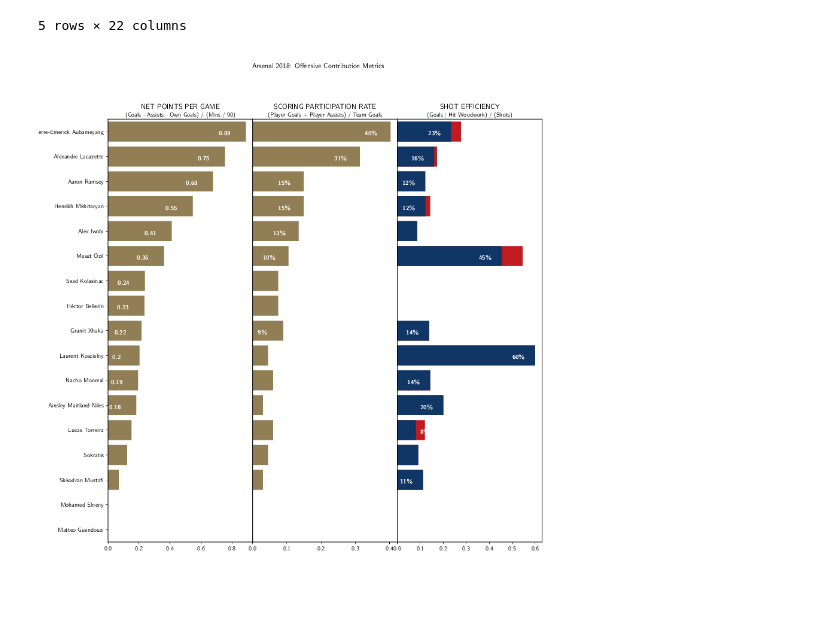
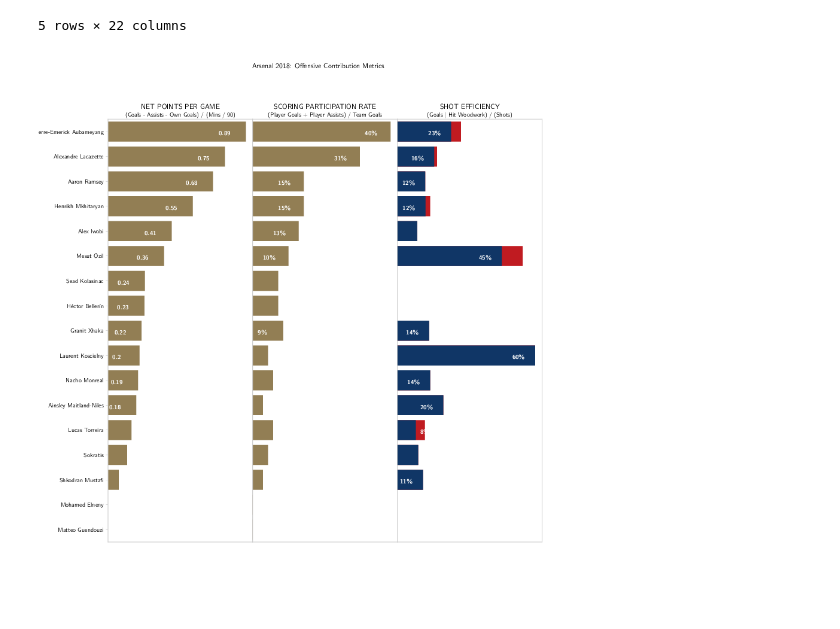
Before and after one commit to richhildebrand/makeover-monday-python, a Jupyter notebook: notebooks/2019 Week 30 Arsenal Stats/Bar graphs/Bar graphs.ipynb, the cells around one changed output. Cells and saved outputs as stored; diff of their text form; code cells hidden in the pictures.

Commit message:
updated ticks and labels

```diff
--- a/notebooks/2019 Week 30 Arsenal Stats/Bar graphs/Bar graphs.ipynb
+++ b/notebooks/2019 Week 30 Arsenal Stats/Bar graphs/Bar graphs.ipynb
@@ -114,36 +114,48 @@ def draw_label_on_bar(ax, df, x_column, sort_column, sort_direction, x_format_fu
 
         ax.text(x_position, y_position, str(x_value), color='white', fontweight='bold')
         count = count + 1
+# %%
+def set_axis_colors(ax, color):
+    plt.setp(ax.spines.values(), color=color)
+    plt.setp([ax.get_xticklines(), ax.get_yticklines()], color=color)
+
+def draw_x_axis(ax, title):
+    ax.set_xlabel(title)
+    ax.xaxis.set_label_position('top')
+    ax.get_xaxis().set_ticks([])
+    set_axis_colors(ax, '#cbcbcb')
+    ax.spines['left'].set_color('#cbcbcb')
 # %%
 gs = gridspec.GridSpec(1, 3)
 fig = plt.figure(figsize=(13, 13))
 plt.subplots_adjust(wspace=0, hspace=0)
 fig.suptitle('Arsenal 2018: Offensive Contribution Metrics')
 
+
 ax = plt.subplot(gs[0, 0])
 sns.barplot(ax=ax, x='NET POINTS PER GAME', y='Player', data=pt, color="#9c824a")
 draw_label_on_bar(ax, pt, 'NET POINTS PER GAME', 'NET POINTS PER GAME', False, x_format_round, -0.175, 0.15)
 ax.title.set_text('NET POINTS PER GAME')
-ax.set_xlabel('(Goals - Assists - Own Goals) / (Mins / 90)')
-ax.xaxis.set_label_position('top')
+draw_x_axis(ax, '(Goals - Assists - Own Goals) / (Mins / 90)')
+
 
 ax = plt.subplot(gs[0, 1])
 ax.get_yaxis().set_visible(False)
 sns.barplot(ax=ax, x='SCORING PARTICIPATION RATE', y='Player', data=pt, color="#9c824a")
 draw_label_on_bar(ax, pt, 'SCORING PARTICIPATION RATE', 'NET POINTS PER GAME', False, x_format_percent, -.075, 0.15)
 ax.title.set_text('SCORING PARTICIPATION RATE')
-ax.set_xlabel('(Player Goals + Player Assists) / Team Goals')
-ax.xaxis.set_label_position('top')
+draw_x_axis(ax, '(Player Goals + Player Assists) / Team Goals')
+
 
 ax = plt.subplot(gs[0, 2])
 ax.get_yaxis().set_visible(False)
 sns.barplot(ax=ax, x='HIT WOODWORK SHOT EFFICIENCY', y='Player', data=pt, color="#db0007");
 sns.barplot(ax=ax, x='GOALS SHOT EFFICIENCY', y='Player', data=pt, color="#023474");
 draw_label_on_bar(ax, pt, 'GOALS SHOT EFFICIENCY', 'NET POINTS PER GAME', False, x_format_percent, -.1, 0.15)
 ax.title.set_text('SHOT EFFICIENCY')
-ax.set_xlabel('(Goals | Hit Woodwork) / (Shots)')
-ax.xaxis.set_label_position('top')
+draw_x_axis(ax, '(Goals | Hit Woodwork) / (Shots)')
+
 
 pdf_helper.save_and_show_pdf('Week30_Arsenal_Bargraph.pdf', fig, plt)
 # %% [output]
-[figure, old version]
+[figure, new version]
```
Also changed, not shown: 1 other file.
